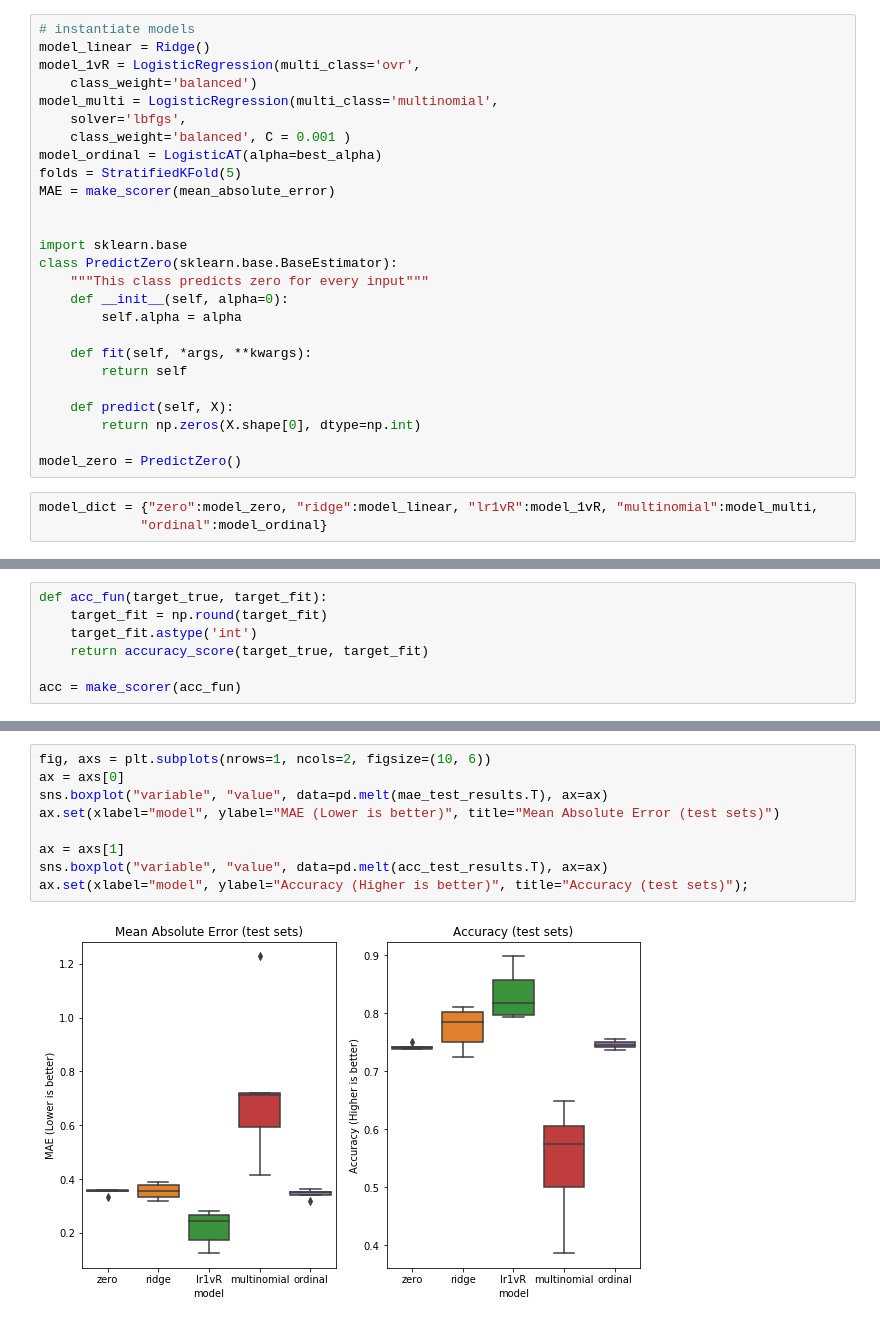
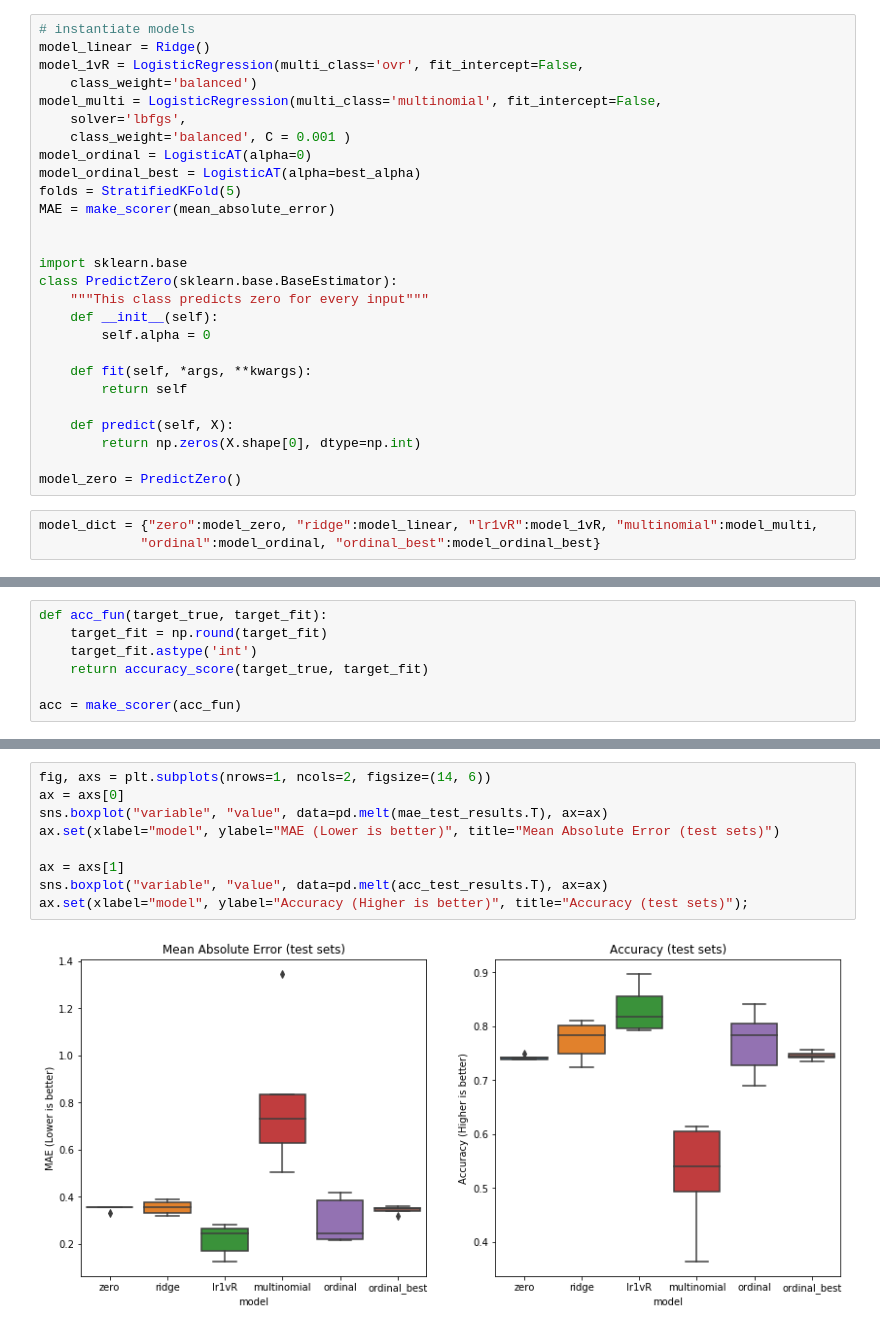
Before and after one commit to RomeroLab/sadx-latent-function, a Jupyter notebook: projects/Biochemical_Ordinal/Ordinal Regression.ipynb, the cells around one changed output, grey strips where cells are left out. Cells and saved outputs as stored; diff of their text form.

Commit message:
Adding Ordinal best as well

```diff
--- a/projects/Biochemical_Ordinal/Ordinal Regression.ipynb
+++ b/projects/Biochemical_Ordinal/Ordinal Regression.ipynb
@@ -371,12 +371,13 @@ best_alpha = best_model.get_params()['alpha']
 # %%
 # instantiate models
 model_linear = Ridge()
-model_1vR = LogisticRegression(multi_class='ovr',
+model_1vR = LogisticRegression(multi_class='ovr', fit_intercept=False,
     class_weight='balanced')
-model_multi = LogisticRegression(multi_class='multinomial',
+model_multi = LogisticRegression(multi_class='multinomial', fit_intercept=False,
     solver='lbfgs',
     class_weight='balanced', C = 0.001 )
-model_ordinal = LogisticAT(alpha=best_alpha)
+model_ordinal = LogisticAT(alpha=0)
+model_ordinal_best = LogisticAT(alpha=best_alpha)
 folds = StratifiedKFold(5)
 MAE = make_scorer(mean_absolute_error)
 
@@ -384,8 +385,8 @@ MAE = make_scorer(mean_absolute_error)
 import sklearn.base
 class PredictZero(sklearn.base.BaseEstimator):
     """This class predicts zero for every input"""
-    def __init__(self, alpha=0):
-        self.alpha = alpha
+    def __init__(self):
+        self.alpha = 0
 
     def fit(self, *args, **kwargs):
         return self
@@ -396,7 +397,7 @@ class PredictZero(sklearn.base.BaseEstimator):
 model_zero = PredictZero()
 # %%
 model_dict = {"zero":model_zero, "ridge":model_linear, "lr1vR":model_1vR, "multinomial":model_multi,
-             "ordinal":model_ordinal}
+             "ordinal":model_ordinal, "ordinal_best":model_ordinal_best}
 # %%
 import warnings
 warnings.simplefilter(action='ignore', category=FutureWarning)
@@ -433,11 +447,11 @@ acc_test_results
 # %%
-fig, axs = plt.subplots(nrows=1, ncols=2, figsize=(10, 6))
+fig, axs = plt.subplots(nrows=1, ncols=2, figsize=(14, 6))
 ax = axs[0]
 sns.boxplot("variable", "value", data=pd.melt(mae_test_results.T), ax=ax)
 ax.set(xlabel="model", ylabel="MAE (Lower is better)", title="Mean Absolute Error (test sets)")
 
 ax = axs[1]
 sns.boxplot("variable", "value", data=pd.melt(acc_test_results.T), ax=ax)
 ax.set(xlabel="model", ylabel="Accuracy (Higher is better)", title="Accuracy (test sets)");
 # %% [output]
-[figure, old version]
+[figure, new version]
```
Also changed, not shown: parts of 4 cells of this notebook.
